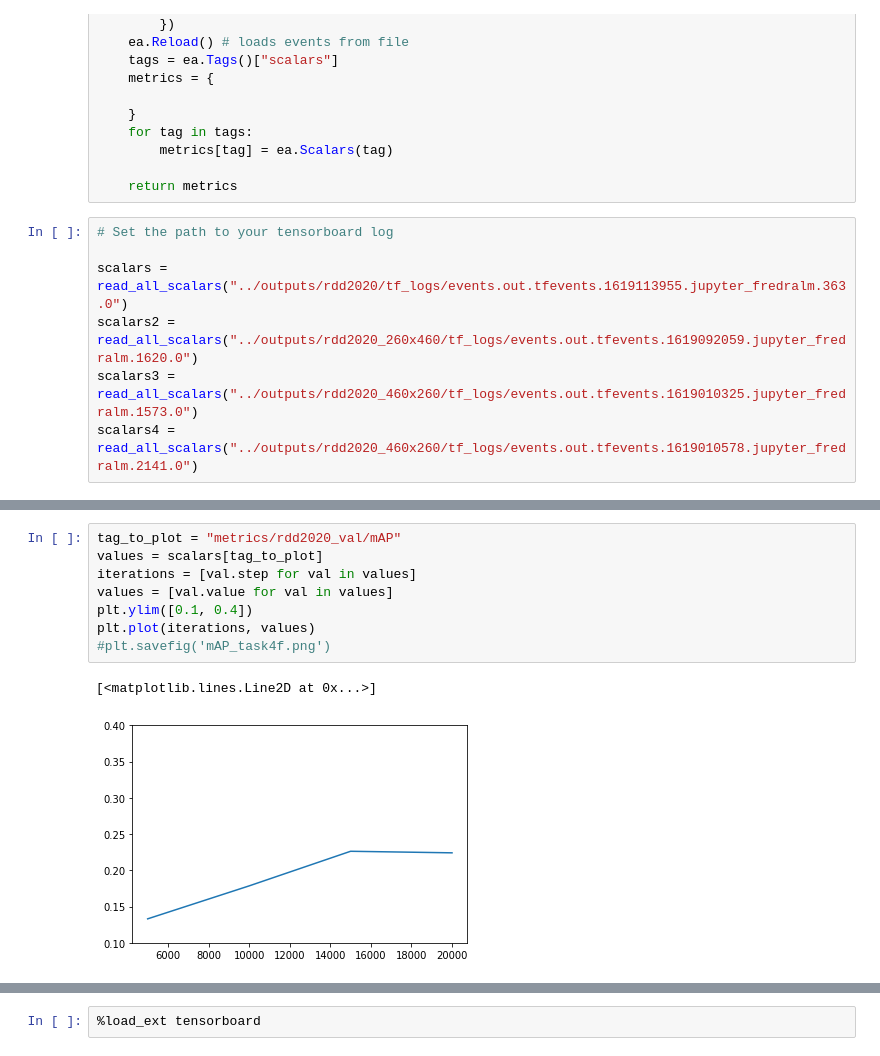
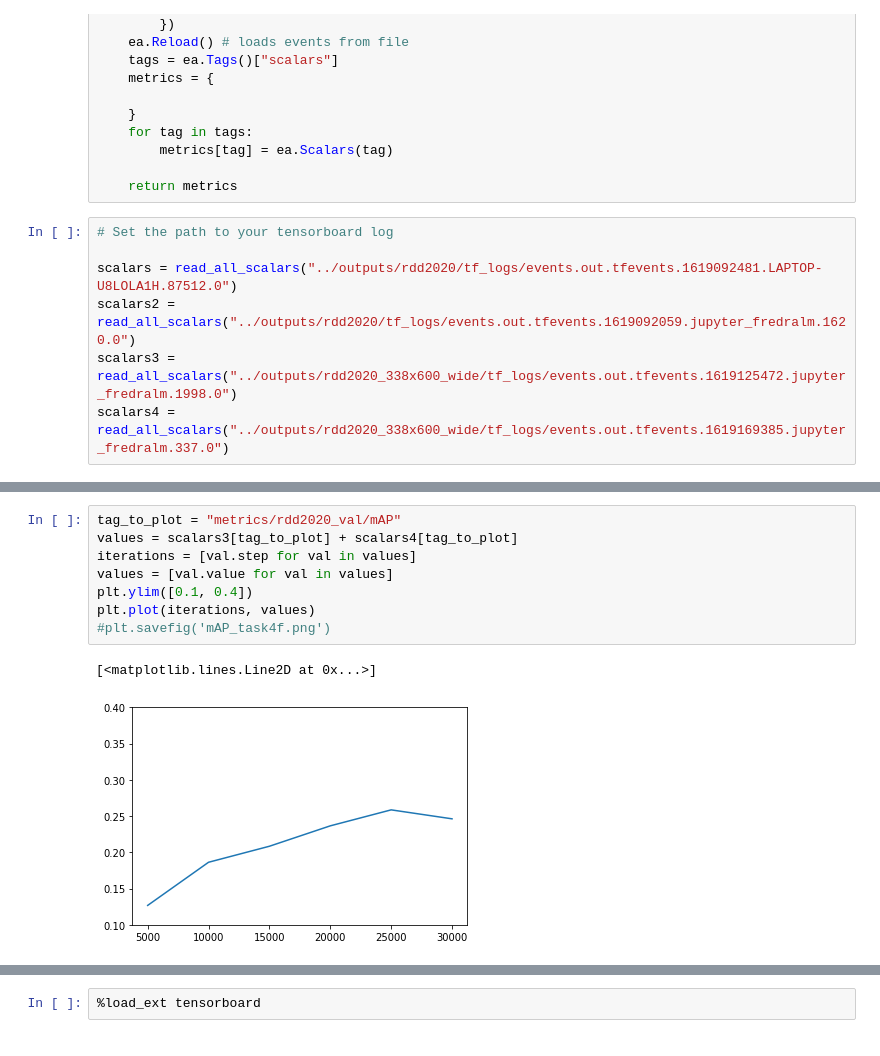
Before and after one commit to fredralm/TDT4265-StarterCode, a Jupyter notebook: Project/SSD/notebooks/plot_scalars.ipynb, the cells around one changed output, grey strips where cells are left out. Cells and saved outputs as stored; diff of their text form.

Commit message:
Train model 338x600 wide

```diff
--- a/Project/SSD/notebooks/plot_scalars.ipynb
+++ b/Project/SSD/notebooks/plot_scalars.ipynb
@@ -20,10 +20,10 @@ def read_all_scalars(log_path):
 # %%
 # Set the path to your tensorboard log
 
-scalars = read_all_scalars("../outputs/rdd2020/tf_logs/events.out.tfevents.1619113955.jupyter_fredralm.363.0")
-scalars2 = read_all_scalars("../outputs/rdd2020_260x460/tf_logs/events.out.tfevents.1619092059.jupyter_fredralm.1620.0")
-scalars3 = read_all_scalars("../outputs/rdd2020_460x260/tf_logs/events.out.tfevents.1619010325.jupyter_fredralm.1573.0")
-scalars4 = read_all_scalars("../outputs/rdd2020_460x260/tf_logs/events.out.tfevents.1619010578.jupyter_fredralm.2141.0")
+scalars = read_all_scalars("../outputs/rdd2020/tf_logs/events.out.tfevents.1619092481.LAPTOP-U8LOLA1H.87512.0")
+scalars2 = read_all_scalars("../outputs/rdd2020/tf_logs/events.out.tfevents.1619092059.jupyter_fredralm.1620.0")
+scalars3 = read_all_scalars("../outputs/rdd2020_338x600_wide/tf_logs/events.out.tfevents.1619125472.jupyter_fredralm.1998.0")
+scalars4 = read_all_scalars("../outputs/rdd2020_338x600_wide/tf_logs/events.out.tfevents.1619169385.jupyter_fredralm.337.0")
 # %%
 print("Possible scalars to plot:")
 for tag in scalars.keys():
@@ -42,11 +48,11 @@ Possible scalars to plot:
 # %%
 tag_to_plot = "metrics/rdd2020_val/mAP"
-values = scalars[tag_to_plot]
+values = scalars3[tag_to_plot] + scalars4[tag_to_plot]
 iterations = [val.step for val in values]
 values = [val.value for val in values]
 plt.ylim([0.1, 0.4])
 plt.plot(iterations, values)
 #plt.savefig('mAP_task4f.png')
 # %% [output]
 [<matplotlib.lines.Line2D at 0x...>]
-[figure, old version]
+[figure, new version]
```
Also changed, not shown: parts of 3 cells of this notebook, 1 other file.
